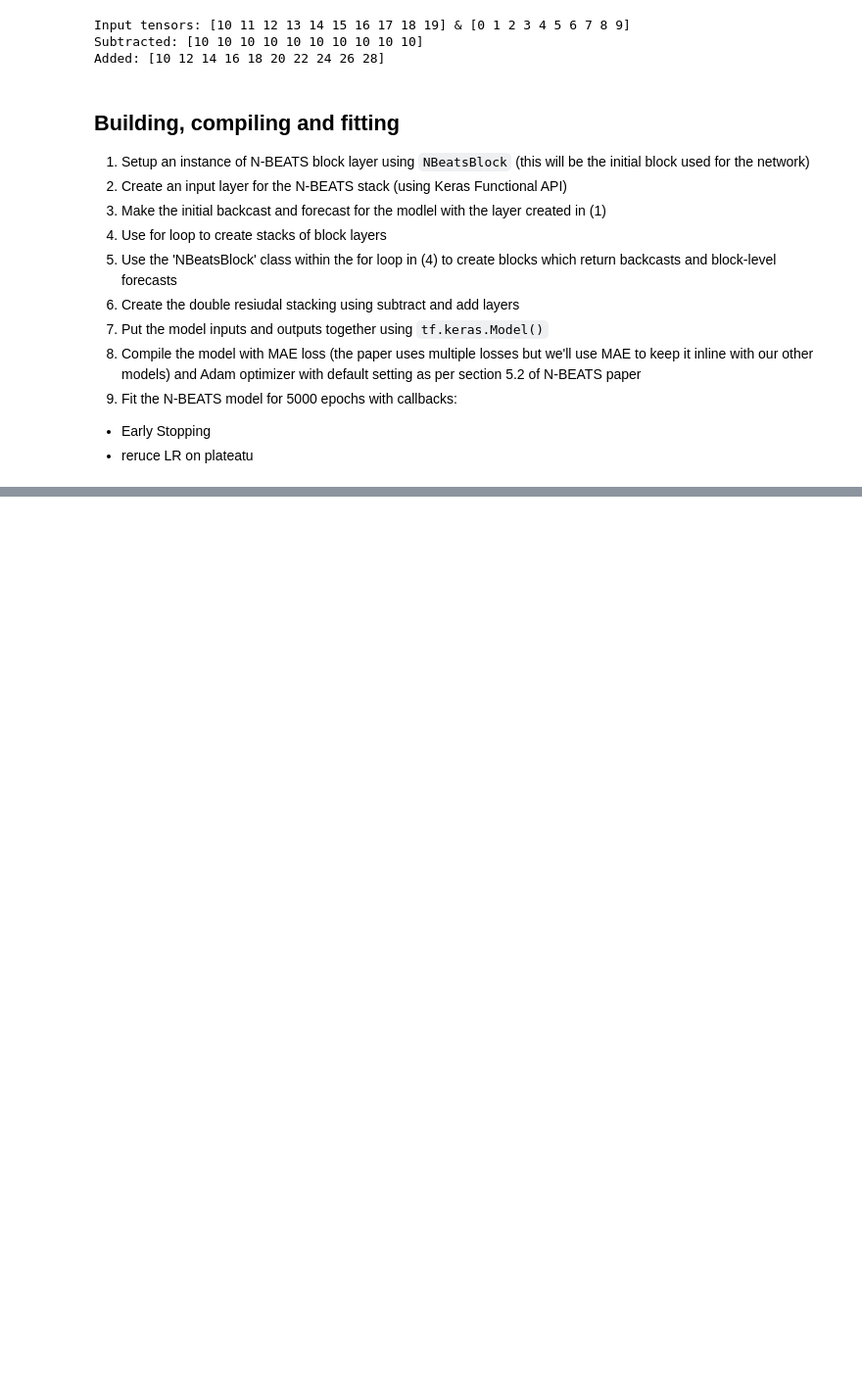
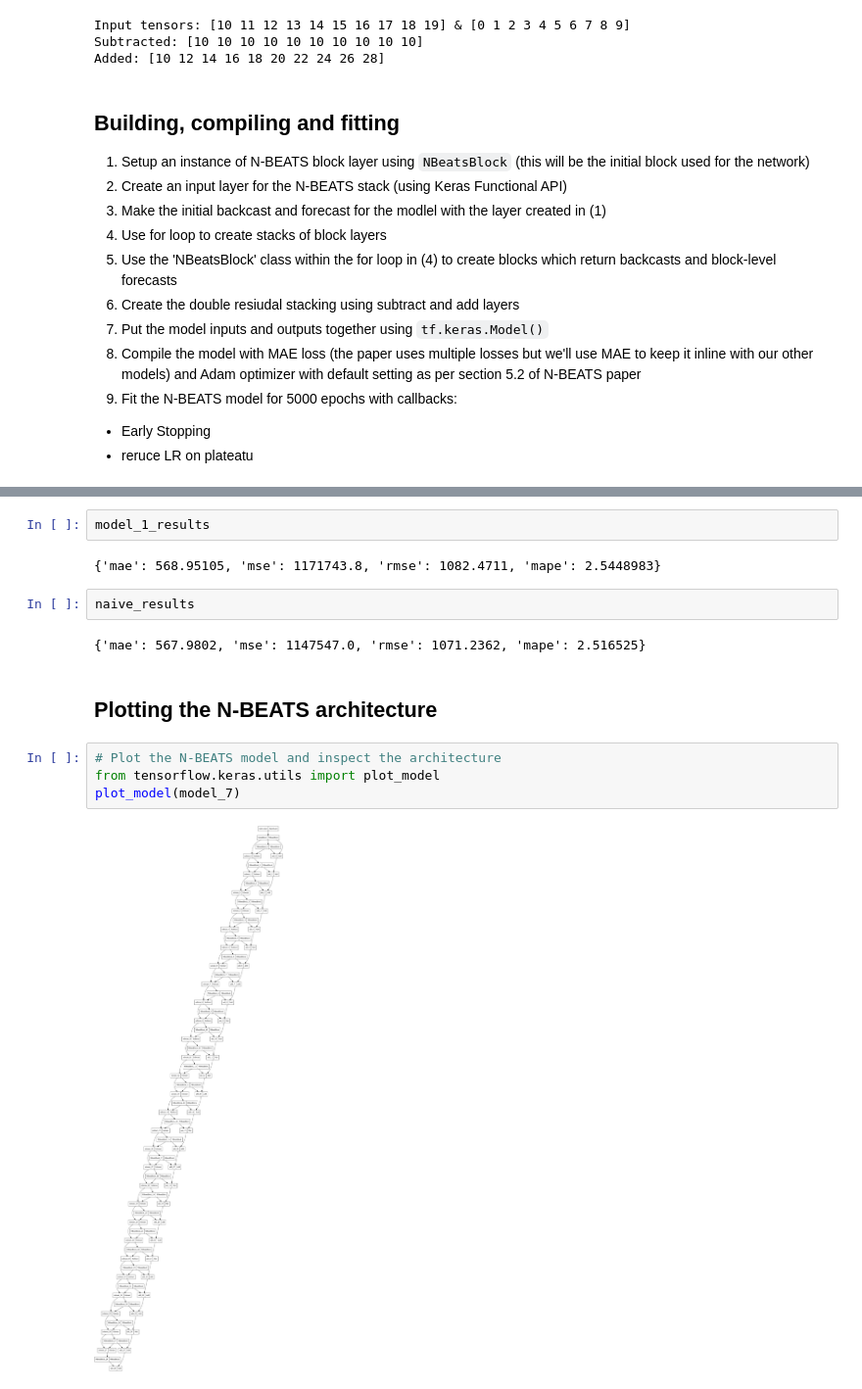
Before and after one commit to Krykiet/TF_training, a Jupyter notebook: 10_time_series.ipynb, the cells around one changed output, grey strips where cells are left out. Shown at 98% size. Saved outputs shown, nothing was run; the diff lists cells and outputs as text; blank space fills up the shorter version.

```diff
--- a/10_time_series.ipynb
+++ b/10_time_series.ipynb
@@ -1584,0 +1689,16 @@ Added: [10 12 14 16 18 20 22 24 26 28]
+# %%
+model_1_results
+# %% [output]
+{'mae': 568.95105, 'mse': 1171743.8, 'rmse': 1082.4711, 'mape': 2.5448983}
+# %%
+naive_results
+# %% [output]
+{'mae': 567.9802, 'mse': 1147547.0, 'rmse': 1071.2362, 'mape': 2.516525}
+# %% [markdown]
+## Plotting the N-BEATS architecture
+# %%
+# Plot the N-BEATS model and inspect the architecture
+from tensorflow.keras.utils import plot_model
+plot_model(model_7)
+# %% [output]
+[figure, added]
```
Also changed, not shown: parts of 47 cells of this notebook.
